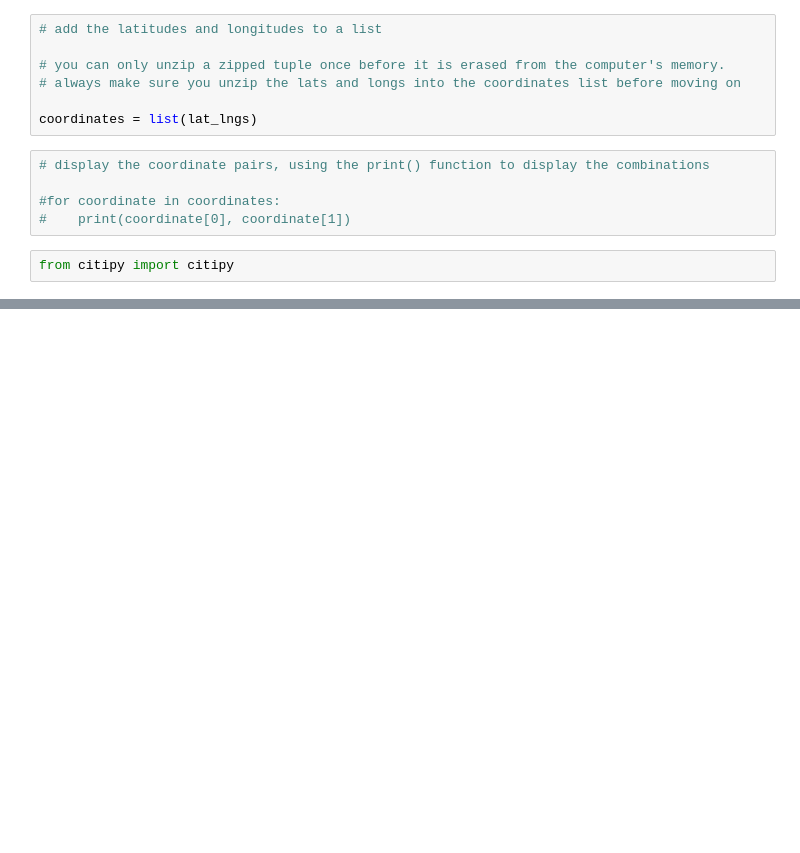
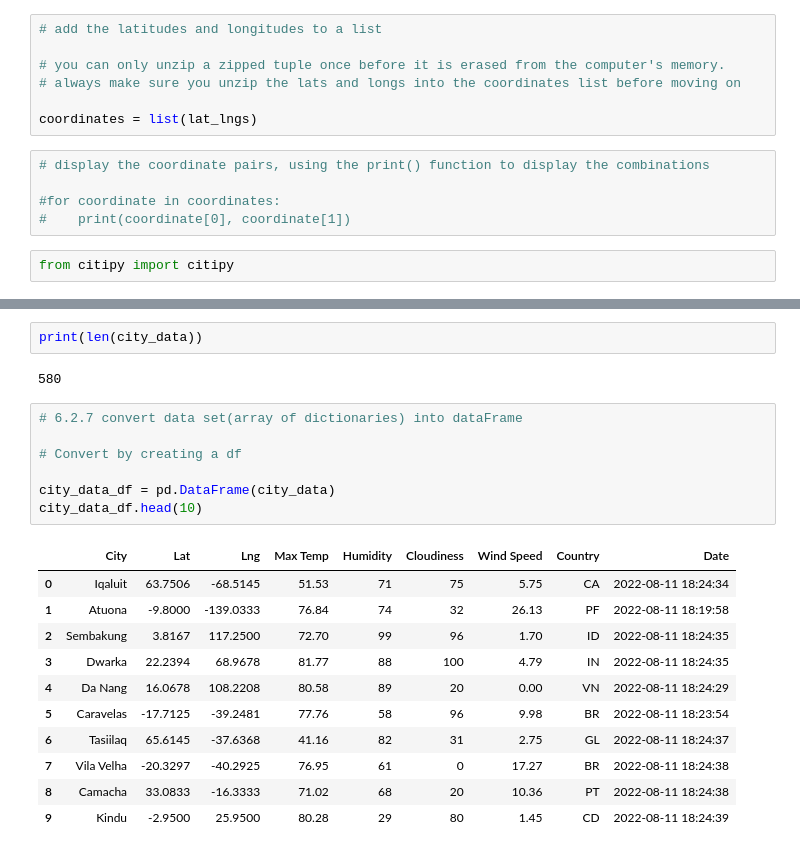
Before and after one commit to monikatomhave/World_Weather_Analysis, a Jupyter notebook: WeatherPy.ipynb, the cells around one changed output, grey strips where cells are left out. Drawn from its saved outputs; the diff is of its cells as text; blank space fills up the shorter version.

```diff
--- a/WeatherPy.ipynb
+++ b/WeatherPy.ipynb
@@ -56,0 +184,23 @@ len(cities)
+# %%
+print(len(city_data))
+# %% [output]
+580
+# %%
+# 6.2.7 convert data set(array of dictionaries) into dataFrame
+
+# Convert by creating a df
+
+city_data_df = pd.DataFrame(city_data)
+city_data_df.head(10)
+# %% [output]
+|  | City | Lat | Lng | Max Temp | Humidity | Cloudiness | Wind Speed | Country | Date |
+| 0 | Iqaluit | 63.7506 | -68.5145 | 51.53 | 71 | 75 | 5.75 | CA | 2022-08-11 18:24:34 |
+| 1 | Atuona | -9.8000 | -139.0333 | 76.84 | 74 | 32 | 26.13 | PF | 2022-08-11 18:19:58 |
+| 2 | Sembakung | 3.8167 | 117.2500 | 72.70 | 99 | 96 | 1.70 | ID | 2022-08-11 18:24:35 |
+| 3 | Dwarka | 22.2394 | 68.9678 | 81.77 | 88 | 100 | 4.79 | IN | 2022-08-11 18:24:35 |
+| 4 | Da Nang | 16.0678 | 108.2208 | 80.58 | 89 | 20 | 0.00 | VN | 2022-08-11 18:24:29 |
+| 5 | Caravelas | -17.7125 | -39.2481 | 77.76 | 58 | 96 | 9.98 | BR | 2022-08-11 18:23:54 |
+| 6 | Tasiilaq | 65.6145 | -37.6368 | 41.16 | 82 | 31 | 2.75 | GL | 2022-08-11 18:24:37 |
+| 7 | Vila Velha | -20.3297 | -40.2925 | 76.95 | 61 | 0 | 17.27 | BR | 2022-08-11 18:24:38 |
+| 8 | Camacha | 33.0833 | -16.3333 | 71.02 | 68 | 20 | 10.36 | PT | 2022-08-11 18:24:38 |
+| 9 | Kindu | -2.9500 | 25.9500 | 80.28 | 29 | 80 | 1.45 | CD | 2022-08-11 18:24:39 |
```
Also changed, not shown: parts of 6 cells of this notebook.
